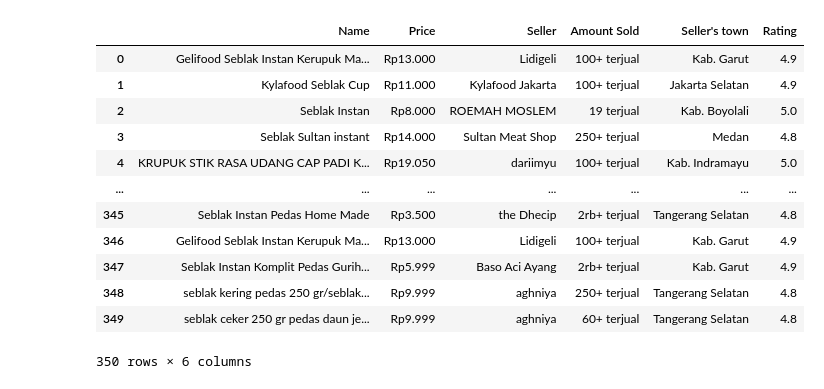
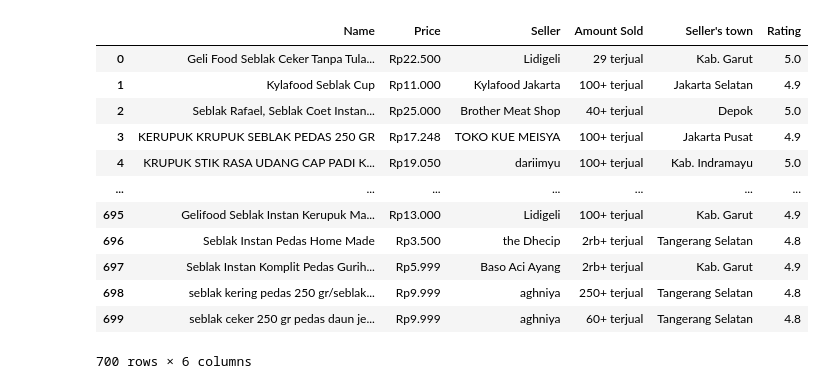
Before and after one commit to AdeWT/AdeWT-Hacktiv8-things, a Jupyter notebook: gc3.ipynb, the cells around one changed output. Drawn from its saved outputs; the diff is of its cells as text; code cells hidden in the pictures.

Commit message:
STILL DOING GC3
redid the webscraping bcs data after clean only 91 la like tf so few ini muluk banget di soal bilang minmal 50

```diff
--- a/gc3.ipynb
+++ b/gc3.ipynb
@@ -10,15 +27,14 @@ It was specified that the Webscraping blocks need not to run again, so I make th
 # %%
-# # setup lib and soup
-# from bs4 import BeautifulSoup
-# from selenium import webdriver
-# import pandas as pd
-# driver = webdriver.Edge("C:/Users/Lewell/msedgedriver.exe") #change this to your
-# url="https://www.tokopedia.com/search?navsource=&page=1&q=seblak&srp_component_id=02.01.00.00&srp_page_id=&srp_page_title=&st="
-# driver.get(url)
-# html = driver.page_source
+# setup
+from bs4 import BeautifulSoup
+from selenium import webdriver
+driver = webdriver.Edge("C:/Users/Lewell/msedgedriver.exe") #change this to your
+url="https://www.tokopedia.com/search?navsource=&page=1&q=seblak&srp_component_id=02.01.00.00&srp_page_id=&srp_page_title=&st="
+driver.get(url)
+html = driver.page_source
 
-# soup = BeautifulSoup(html, "html.parser") #Menentukan parser HTML yang ingin kita gunakan.
-# print(soup.prettify()[:700])
+soup = BeautifulSoup(html, "html.parser") #Menentukan parser HTML yang ingin kita gunakan.
+print(soup.prettify()[:700])
 # %% [output]
 <html data-rh="lang,translate" lang="id" translate="no">
  <head>
@@ -111,27 +115,27 @@ amount of data in column ratingProd:  350
 # %%
-# setting a DataFrame and populating the columns then seeing the data
+# #setting a DataFrame and populating the columns then seeing the data
 
-# seblakDF = pd.DataFrame()
+seblakDF = pd.DataFrame()
 
-# seblakDF['Name'] = nameProd
-# seblakDF['Price'] = priceProd
-# seblakDF['Seller'] = sellerProd
-# seblakDF['Amount Sold'] = amountProd
-# seblakDF["Seller's town"] = townProd
-# seblakDF['Rating'] = ratingProd
+seblakDF['Name'] = nameProd
+seblakDF['Price'] = priceProd
+seblakDF['Seller'] = sellerProd
+seblakDF['Amount Sold'] = amountProd
+seblakDF["Seller's town"] = townProd
+seblakDF['Rating'] = ratingProd
 
-# seblakDF
+seblakDF
 # %% [output]
 |  | Name | Price | Seller | Amount Sold | Seller's town | Rating |
-| 0 | Gelifood Seblak Instan Kerupuk Ma... | Rp13.000 | Lidigeli | 100+ terjual | Kab. Garut | 4.9 |
+| 0 | Geli Food Seblak Ceker Tanpa Tula... | Rp22.500 | Lidigeli | 29 terjual | Kab. Garut | 5.0 |
 | 1 | Kylafood Seblak Cup | Rp11.000 | Kylafood Jakarta | 100+ terjual | Jakarta Selatan | 4.9 |
-| 2 | Seblak Instan | Rp8.000 | ROEMAH MOSLEM | 19 terjual | Kab. Boyolali | 5.0 |
-| 3 | Seblak Sultan instant | Rp14.000 | Sultan Meat Shop | 250+ terjual | Medan | 4.8 |
+| 2 | Seblak Rafael, Seblak Coet Instan... | Rp25.000 | Brother Meat Shop | 40+ terjual | Depok | 5.0 |
+| 3 | KERUPUK KRUPUK SEBLAK PEDAS 250 GR | Rp17.248 | TOKO KUE MEISYA | 100+ terjual | Jakarta Pusat | 4.9 |
 | 4 | KRUPUK STIK RASA UDANG CAP PADI K... | Rp19.050 | dariimyu | 100+ terjual | Kab. Indramayu | 5.0 |
 | ... | ... | ... | ... | ... | ... | ... |
-| 345 | Seblak Instan Pedas Home Made | Rp3.500 | the Dhecip | 2rb+ terjual | Tangerang Selatan | 4.8 |
-| 346 | Gelifood Seblak Instan Kerupuk Ma... | Rp13.000 | Lidigeli | 100+ terjual | Kab. Garut | 4.9 |
-| 347 | Seblak Instan Komplit Pedas Gurih... | Rp5.999 | Baso Aci Ayang | 2rb+ terjual | Kab. Garut | 4.9 |
-| 348 | seblak kering pedas 250 gr/seblak... | Rp9.999 | aghniya | 250+ terjual | Tangerang Selatan | 4.8 |
-| 349 | seblak ceker 250 gr pedas daun je... | Rp9.999 | aghniya | 60+ terjual | Tangerang Selatan | 4.8 |
+| 695 | Gelifood Seblak Instan Kerupuk Ma... | Rp13.000 | Lidigeli | 100+ terjual | Kab. Garut | 4.9 |
+| 696 | Seblak Instan Pedas Home Made | Rp3.500 | the Dhecip | 2rb+ terjual | Tangerang Selatan | 4.8 |
+| 697 | Seblak Instan Komplit Pedas Gurih... | Rp5.999 | Baso Aci Ayang | 2rb+ terjual | Kab. Garut | 4.9 |
+| 698 | seblak kering pedas 250 gr/seblak... | Rp9.999 | aghniya | 250+ terjual | Tangerang Selatan | 4.8 |
+| 699 | seblak ceker 250 gr pedas daun je... | Rp9.999 | aghniya | 60+ terjual | Tangerang Selatan | 4.8 |
-350 rows × 6 columns
+700 rows × 6 columns
```
Also changed, not shown: parts of 39 cells of this notebook, 1 other file.
